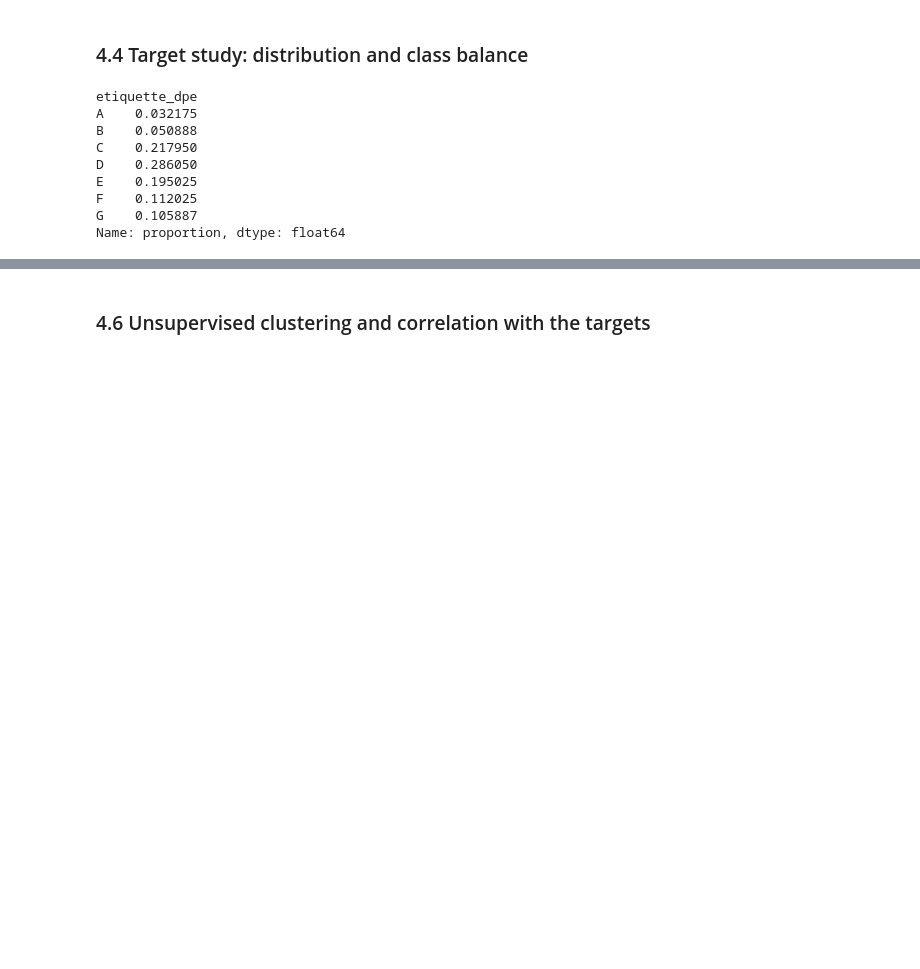
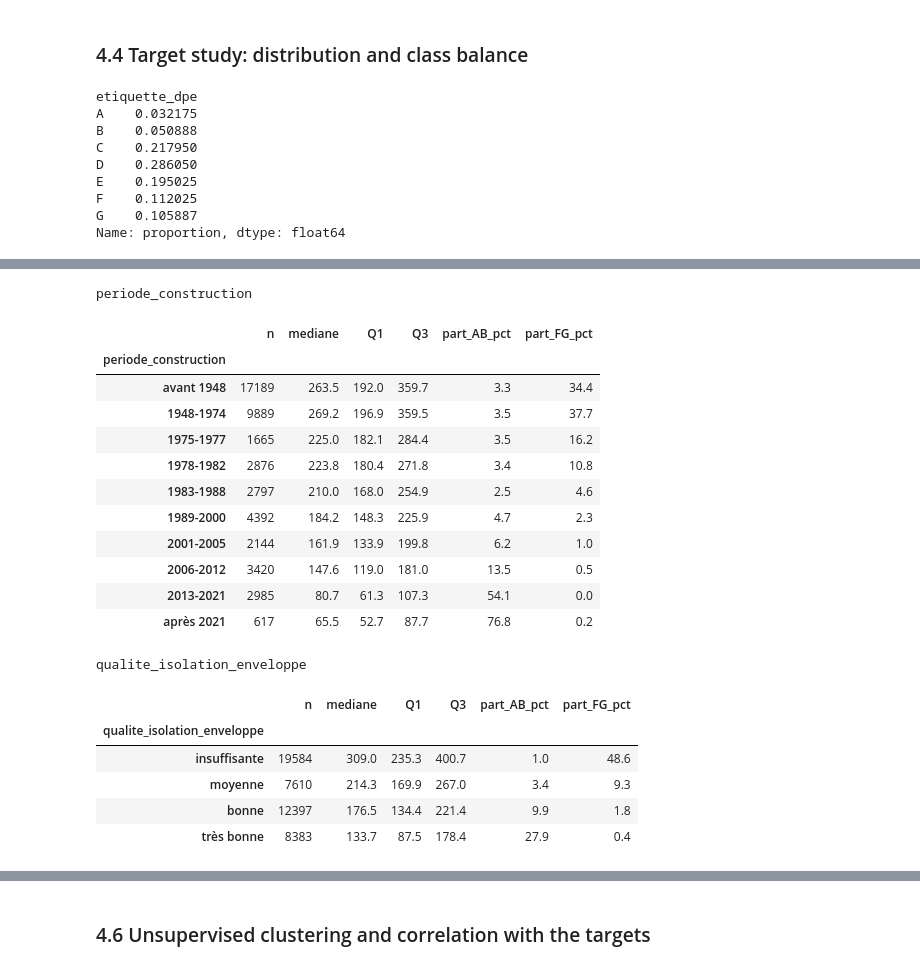
Before and after one commit to Yannisloum63/dpe-house-energy-prediction, a Jupyter notebook: notebook.ipynb, the cells around one changed output, grey strips where cells are left out. Saved outputs shown, nothing was run; the diff lists cells and outputs as text; code cells hidden in the pictures; blank space fills up the shorter version.

```diff
--- a/notebook.ipynb
+++ b/notebook.ipynb
@@ -273,0 +282,55 @@ Name: proportion, dtype: float64
+# %%
+# Données du train uniquement ; copie limitée aux champs étudiés.
+eda_targets = df_train_raw[
+    ["periode_construction", "qualite_isolation_enveloppe", TARGET_REG, TARGET_CLF]
+].copy()
+assert len(eda_targets) == 47974
+assert eda_targets[TARGET_REG].notna().all() and eda_targets[TARGET_REG].gt(0).all()
+assert eda_targets[TARGET_CLF].isin(list("ABCDEFG")).all()
+
+category_orders = {
+    "periode_construction": [
+        "avant 1948", "1948-1974", "1975-1977", "1978-1982", "1983-1988",
+        "1989-2000", "2001-2005", "2006-2012", "2013-2021", "après 2021",
+    ],
+    "qualite_isolation_enveloppe": ["insuffisante", "moyenne", "bonne", "très bonne"],
+}
+eda_summaries = {}
+for field, order in category_orders.items():
+    eda_targets[field] = eda_targets[field].fillna("Non renseigné")
+    observed = set(eda_targets[field].unique())
+    order += sorted(observed - set(order))
+    category_orders[field] = [value for value in order if value in observed]
+    summary = eda_targets.groupby(field).agg(
+        n=(TARGET_REG, "size"),
+        mediane=(TARGET_REG, "median"),
+        Q1=(TARGET_REG, lambda x: x.quantile(.25)),
+        Q3=(TARGET_REG, lambda x: x.quantile(.75)),
+        part_AB_pct=(TARGET_CLF, lambda x: 100 * x.isin(["A", "B"]).mean()),
+        part_FG_pct=(TARGET_CLF, lambda x: 100 * x.isin(["F", "G"]).mean()),
+    ).reindex(category_orders[field])
+    assert summary["n"].sum() == len(eda_targets)
+    eda_summaries[field] = summary
+    print(field)
+    display(summary.round(1))
+# %% [output]
+periode_construction
+|  | n | mediane | Q1 | Q3 | part_AB_pct | part_FG_pct |
+| periode_construction |  |  |  |  |  |  |
+| avant 1948 | 17189 | 263.5 | 192.0 | 359.7 | 3.3 | 34.4 |
+| 1948-1974 | 9889 | 269.2 | 196.9 | 359.5 | 3.5 | 37.7 |
+| 1975-1977 | 1665 | 225.0 | 182.1 | 284.4 | 3.5 | 16.2 |
+| 1978-1982 | 2876 | 223.8 | 180.4 | 271.8 | 3.4 | 10.8 |
+| 1983-1988 | 2797 | 210.0 | 168.0 | 254.9 | 2.5 | 4.6 |
+| 1989-2000 | 4392 | 184.2 | 148.3 | 225.9 | 4.7 | 2.3 |
+| 2001-2005 | 2144 | 161.9 | 133.9 | 199.8 | 6.2 | 1.0 |
+| 2006-2012 | 3420 | 147.6 | 119.0 | 181.0 | 13.5 | 0.5 |
+| 2013-2021 | 2985 | 80.7 | 61.3 | 107.3 | 54.1 | 0.0 |
+| après 2021 | 617 | 65.5 | 52.7 | 87.7 | 76.8 | 0.2 |
+qualite_isolation_enveloppe
+|  | n | mediane | Q1 | Q3 | part_AB_pct | part_FG_pct |
+| qualite_isolation_enveloppe |  |  |  |  |  |  |
+| insuffisante | 19584 | 309.0 | 235.3 | 400.7 | 1.0 | 48.6 |
+| moyenne | 7610 | 214.3 | 169.9 | 267.0 | 3.4 | 9.3 |
+| bonne | 12397 | 176.5 | 134.4 | 221.4 | 9.9 | 1.8 |
+| très bonne | 8383 | 133.7 | 87.5 | 178.4 | 27.9 | 0.4 |
```
Also changed, not shown: parts of 11 cells of this notebook.
